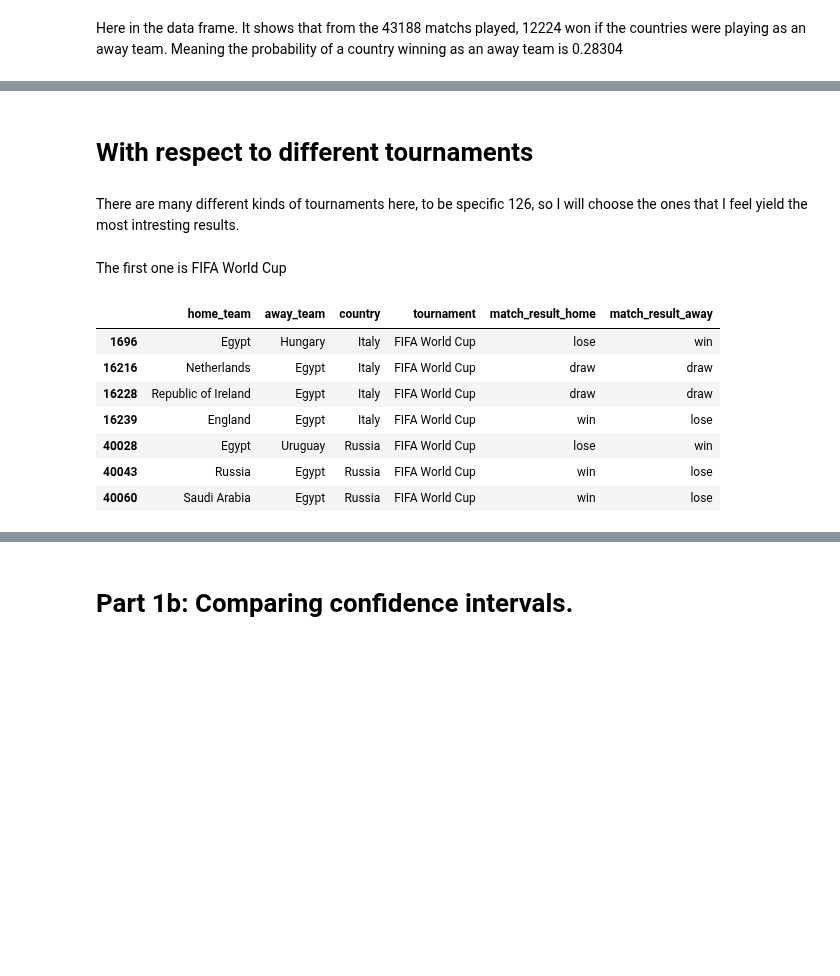
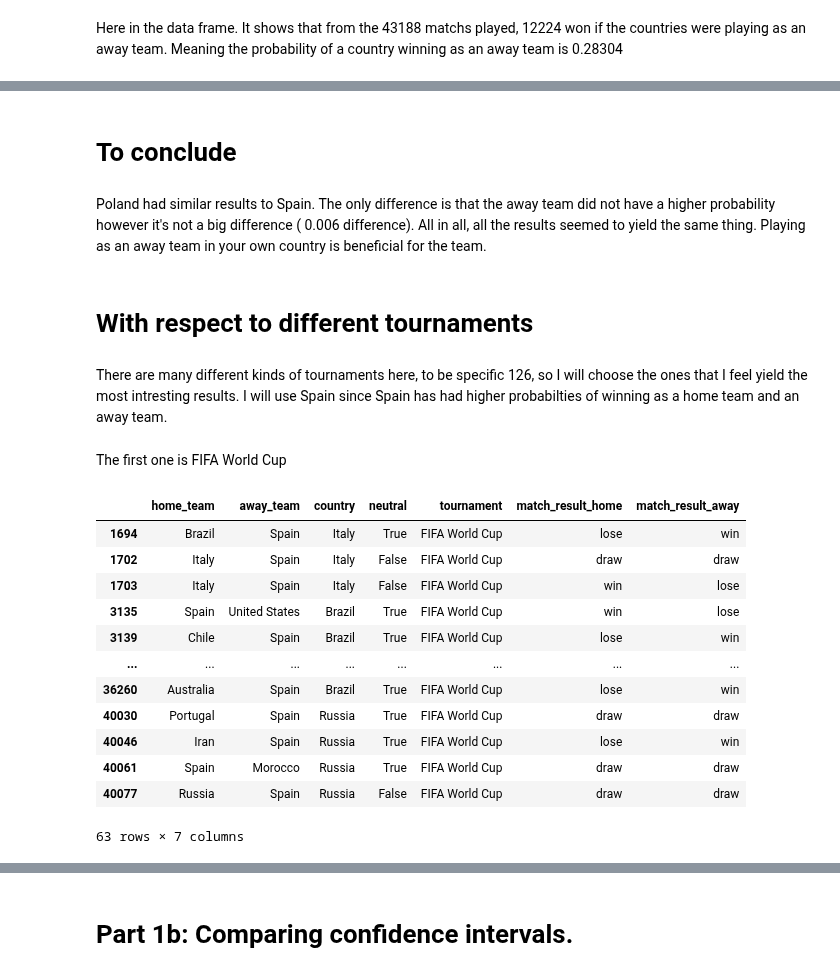
Before and after one commit to malouche/DSC2spring2022, a Jupyter notebook: Ali Baligh 900211718 assig 2.ipynb, the cells around one changed output, grey strips where cells are left out. Cells and saved outputs as stored; diff of their text form; code cells hidden in the pictures; blank space fills up the shorter version.

```diff
--- a/Ali Baligh 900211718 assig 2.ipynb
+++ b/Ali Baligh 900211718 assig 2.ipynb
@@ -125,6 +127,8 @@ df1=pd.DataFrame(df.home_team)
 df1=df1.assign(away_team=df["away_team"])
 # %%
 df1=df1.assign(country=df["country"])
+# %%
+df1=df1.assign(neutral=df["neutral"])
 # %%
 df1=df1.assign(tournament=df["tournament"])
 # %%
@@ -306,18 +520,28 @@ Here it shows that as an away team, they lost 95 times out of the 268 times. mea
+# %% [markdown]
+# To conclude
+# %% [markdown]
+Poland had similar results to Spain. The only difference is that the away team did not have a higher probability however it's not a big difference ( 0.006 difference). All in all, all the results seemed to yield the same thing. Playing as an away team in your own country is beneficial for the team.
 # %% [markdown]
 # With respect to different tournaments
 # %% [markdown]
 There are many different kinds of tournaments here, to be specific 126, so I will choose the ones that I feel yield the most intresting results.
+I will use Spain since Spain has had higher probabilties of winning as a home team and an away team.
 # %% [markdown]
 The first one is FIFA World Cup
 # %%
-df1[((df1["home_team"]=="Egypt")^(df1["away_team"]=="Egypt"))&(df1["tournament"]=="FIFA World Cup")]
+df1[((df1["home_team"]=="Spain")^(df1["away_team"]=="Spain"))&(df1["tournament"]=="FIFA World Cup")]
 # %% [output]
-|  | home_team | away_team | country | tournament | match_result_home | match_result_away |
-| 1696 | Egypt | Hungary | Italy | FIFA World Cup | lose | win |
-| 16216 | Netherlands | Egypt | Italy | FIFA World Cup | draw | draw |
-| 16228 | Republic of Ireland | Egypt | Italy | FIFA World Cup | draw | draw |
-| 16239 | England | Egypt | Italy | FIFA World Cup | win | lose |
-| 40028 | Egypt | Uruguay | Russia | FIFA World Cup | lose | win |
-| 40043 | Russia | Egypt | Russia | FIFA World Cup | win | lose |
-| 40060 | Saudi Arabia | Egypt | Russia | FIFA World Cup | win | lose |
+|  | home_team | away_team | country | neutral | tournament | match_result_home | match_result_away |
+| 1694 | Brazil | Spain | Italy | True | FIFA World Cup | lose | win |
+| 1702 | Italy | Spain | Italy | False | FIFA World Cup | draw | draw |
+| 1703 | Italy | Spain | Italy | False | FIFA World Cup | win | lose |
+| 3135 | Spain | United States | Brazil | True | FIFA World Cup | win | lose |
+| 3139 | Chile | Spain | Brazil | True | FIFA World Cup | lose | win |
+| ... | ... | ... | ... | ... | ... | ... | ... |
+| 36260 | Australia | Spain | Brazil | True | FIFA World Cup | lose | win |
+| 40030 | Portugal | Spain | Russia | True | FIFA World Cup | draw | draw |
+| 40046 | Iran | Spain | Russia | True | FIFA World Cup | lose | win |
+| 40061 | Spain | Morocco | Russia | True | FIFA World Cup | draw | draw |
+| 40077 | Russia | Spain | Russia | False | FIFA World Cup | draw | draw |
+63 rows × 7 columns
 # %% [markdown]
```
Also changed, not shown: parts of 122 cells of this notebook.
